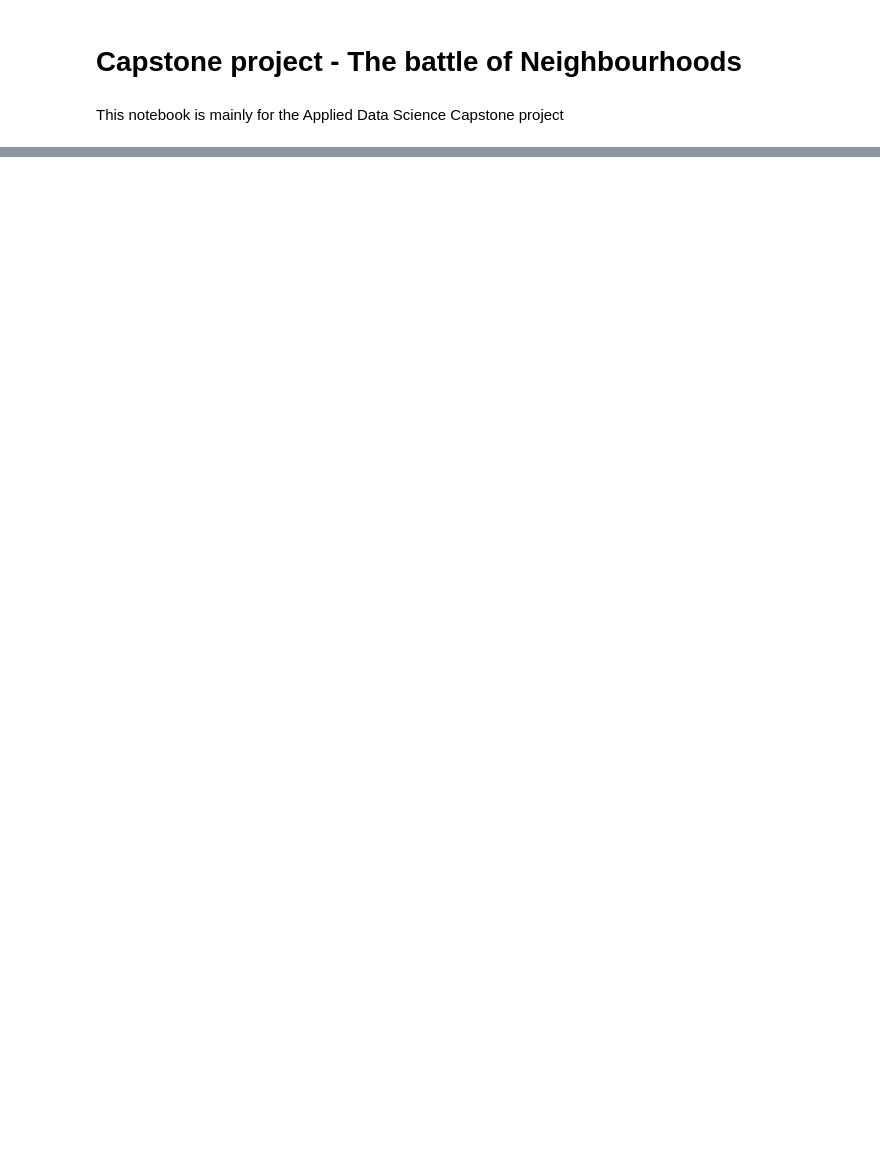
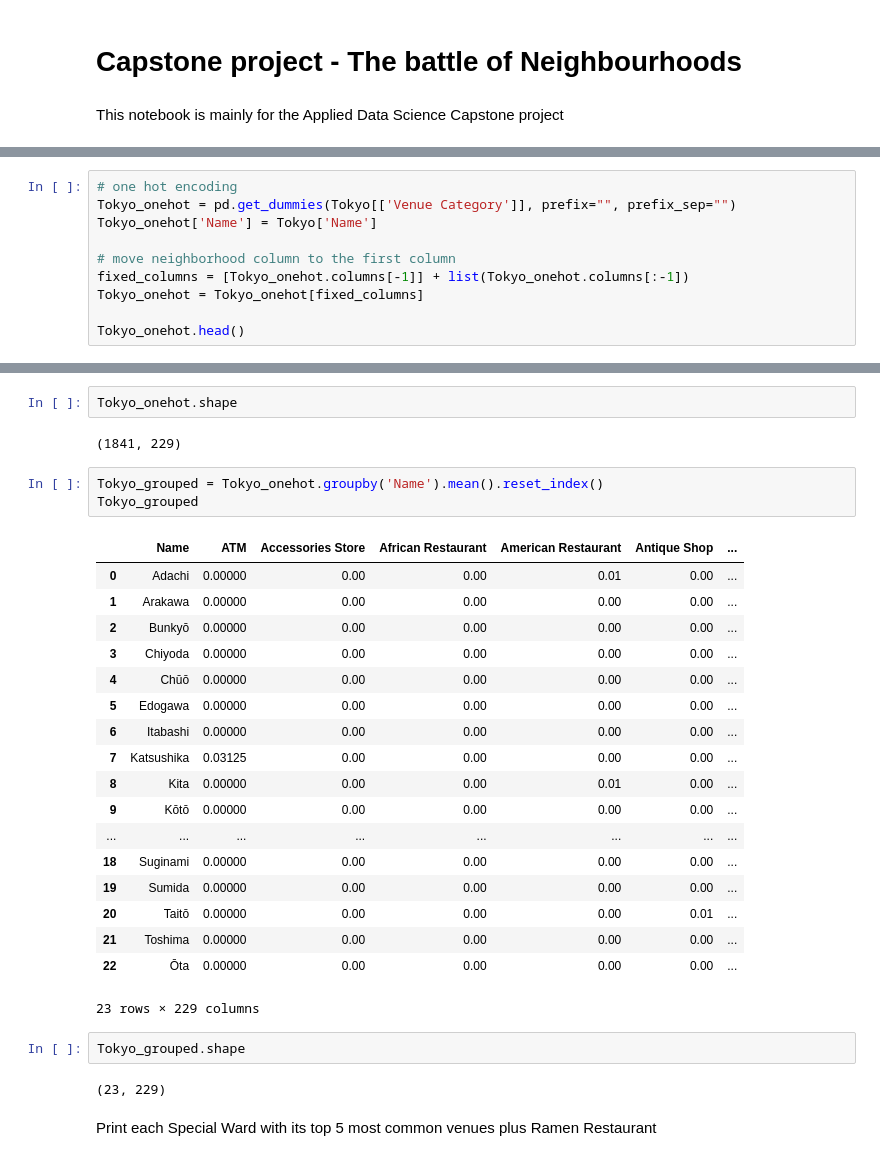
Before and after one commit to VeraDJW/Applied_data_science_capstone, a Jupyter notebook: Capstone project.ipynb, the cells around one changed output, grey strips where cells are left out. Cells and saved outputs as stored; diff of their text form; blank space fills up the shorter version.

```diff
--- a/Capstone project.ipynb
+++ b/Capstone project.ipynb
@@ -27,0 +216,10 @@ With the increase demand in housing market, the price keeps going up. Residents
+# %%
+# one hot encoding
+Tokyo_onehot = pd.get_dummies(Tokyo[['Venue Category']], prefix="", prefix_sep="")
+Tokyo_onehot['Name'] = Tokyo['Name']
+
+# move neighborhood column to the first column
+fixed_columns = [Tokyo_onehot.columns[-1]] + list(Tokyo_onehot.columns[:-1])
+Tokyo_onehot = Tokyo_onehot[fixed_columns]
+
+Tokyo_onehot.head()
@@ -27,0 +234,32 @@ With the increase demand in housing market, the price keeps going up. Residents
+# %%
+Tokyo_onehot.shape
+# %% [output]
+(1841, 229)
+# %%
+Tokyo_grouped = Tokyo_onehot.groupby('Name').mean().reset_index()
+Tokyo_grouped
+# %% [output]
+|  | Name | ATM | Accessories Store | African Restaurant | American Restaurant | Antique Shop | ... |
+| 0 | Adachi | 0.00000 | 0.00 | 0.00 | 0.01 | 0.00 | ... |
+| 1 | Arakawa | 0.00000 | 0.00 | 0.00 | 0.00 | 0.00 | ... |
+| 2 | Bunkyō | 0.00000 | 0.00 | 0.00 | 0.00 | 0.00 | ... |
+| 3 | Chiyoda | 0.00000 | 0.00 | 0.00 | 0.00 | 0.00 | ... |
+| 4 | Chūō | 0.00000 | 0.00 | 0.00 | 0.00 | 0.00 | ... |
+| 5 | Edogawa | 0.00000 | 0.00 | 0.00 | 0.00 | 0.00 | ... |
+| 6 | Itabashi | 0.00000 | 0.00 | 0.00 | 0.00 | 0.00 | ... |
+| 7 | Katsushika | 0.03125 | 0.00 | 0.00 | 0.00 | 0.00 | ... |
+| 8 | Kita | 0.00000 | 0.00 | 0.00 | 0.01 | 0.00 | ... |
+| 9 | Kōtō | 0.00000 | 0.00 | 0.00 | 0.00 | 0.00 | ... |
+| ... | ... | ... | ... | ... | ... | ... | ... |
+| 18 | Suginami | 0.00000 | 0.00 | 0.00 | 0.00 | 0.00 | ... |
+| 19 | Sumida | 0.00000 | 0.00 | 0.00 | 0.00 | 0.00 | ... |
+| 20 | Taitō | 0.00000 | 0.00 | 0.00 | 0.00 | 0.01 | ... |
+| 21 | Toshima | 0.00000 | 0.00 | 0.00 | 0.00 | 0.00 | ... |
+| 22 | Ōta | 0.00000 | 0.00 | 0.00 | 0.00 | 0.00 | ... |
+23 rows × 229 columns
+# %%
+Tokyo_grouped.shape
+# %% [output]
+(23, 229)
+# %% [markdown]
+ Print each Special Ward with its top 5 most common venues plus Ramen Restaurant
```
Also changed, not shown: parts of 41 cells of this notebook.
